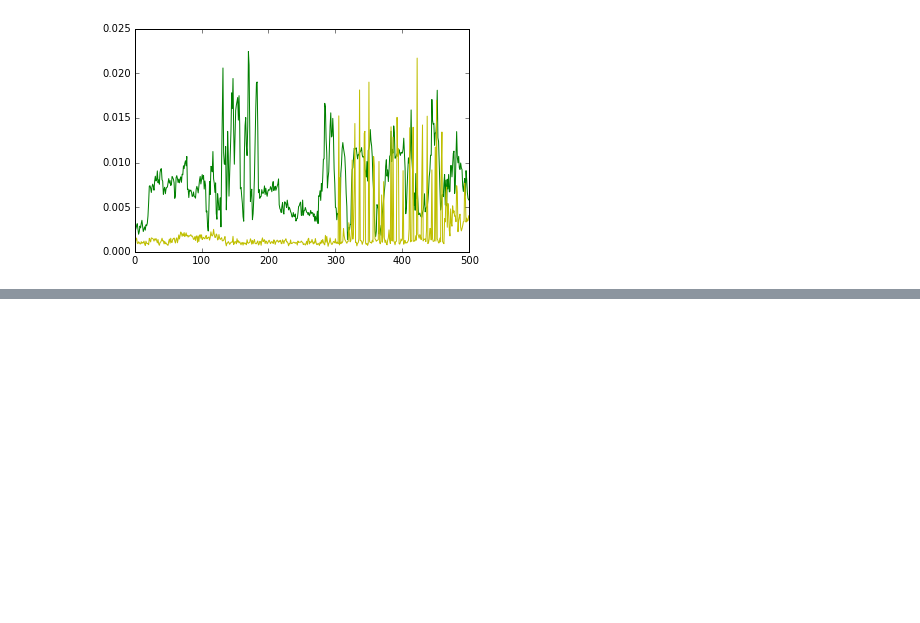
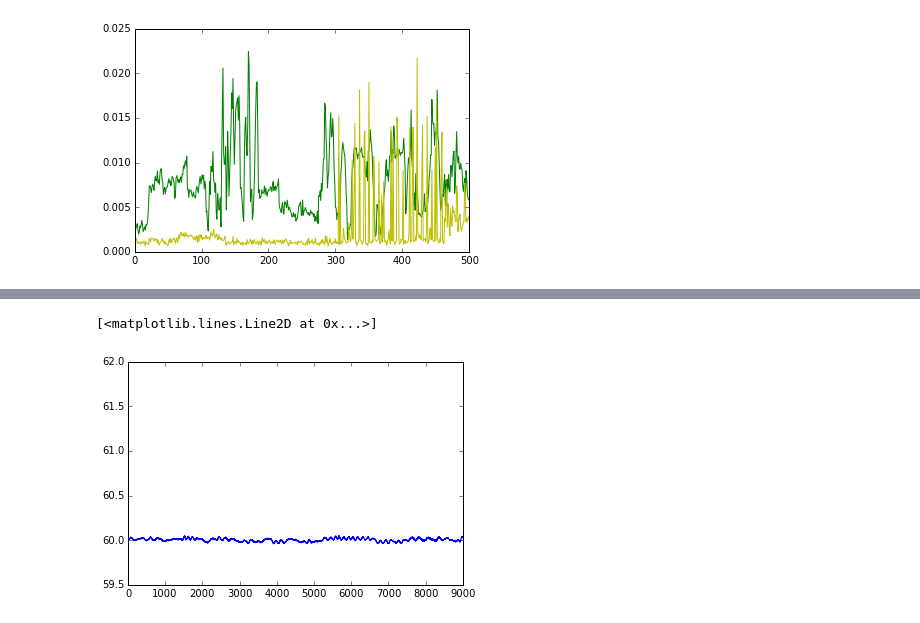
Before and after one commit to asrafulashiq/spcup, a Jupyter notebook: py/test.ipynb, the cells around one changed output, grey strips where cells are left out. Cells and saved outputs as stored; diff of their text form; code cells hidden in the pictures; blank space fills up the shorter version.

```diff
--- a/py/test.ipynb
+++ b/py/test.ipynb
@@ -1199,0 +1228,6 @@ plt.plot(allf['diff_x'][0][ind[1]:ind[1]+500],'y')
+# %%
+alld = scipy.io.loadmat('../feature_data/matfile/A/A_P7.mat')
+plt.plot(alld['F'][0])
+# %% [output]
+[<matplotlib.lines.Line2D at 0x...>]
+[figure, added]
```
Also changed, not shown: parts of 13 cells of this notebook, 13 other files.
